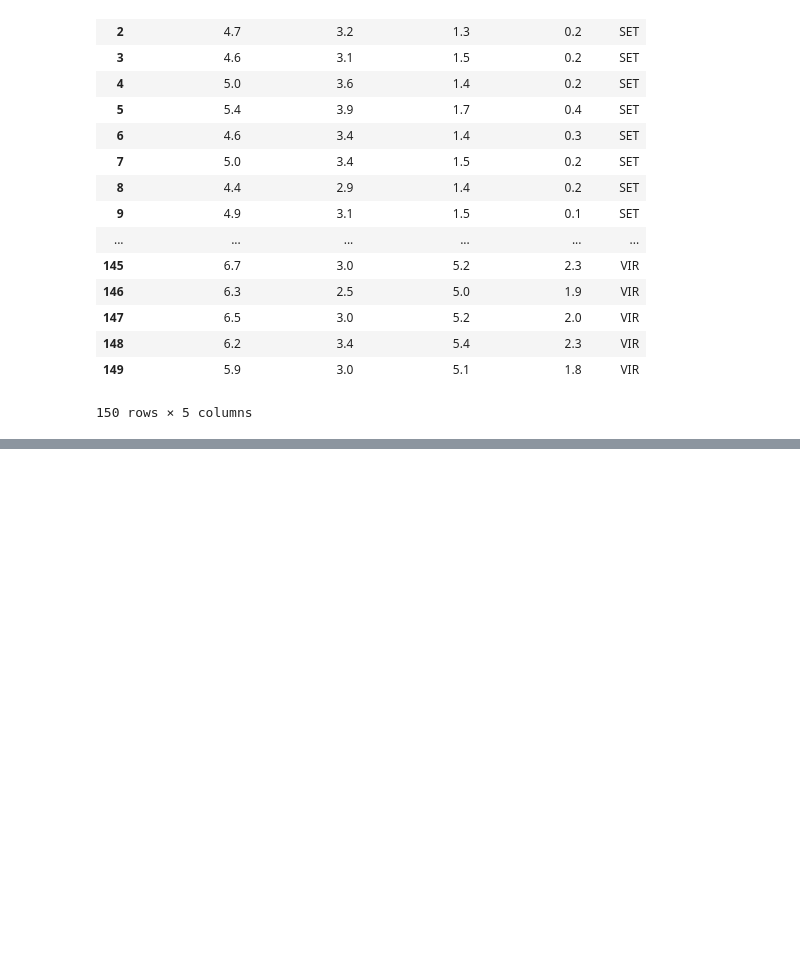
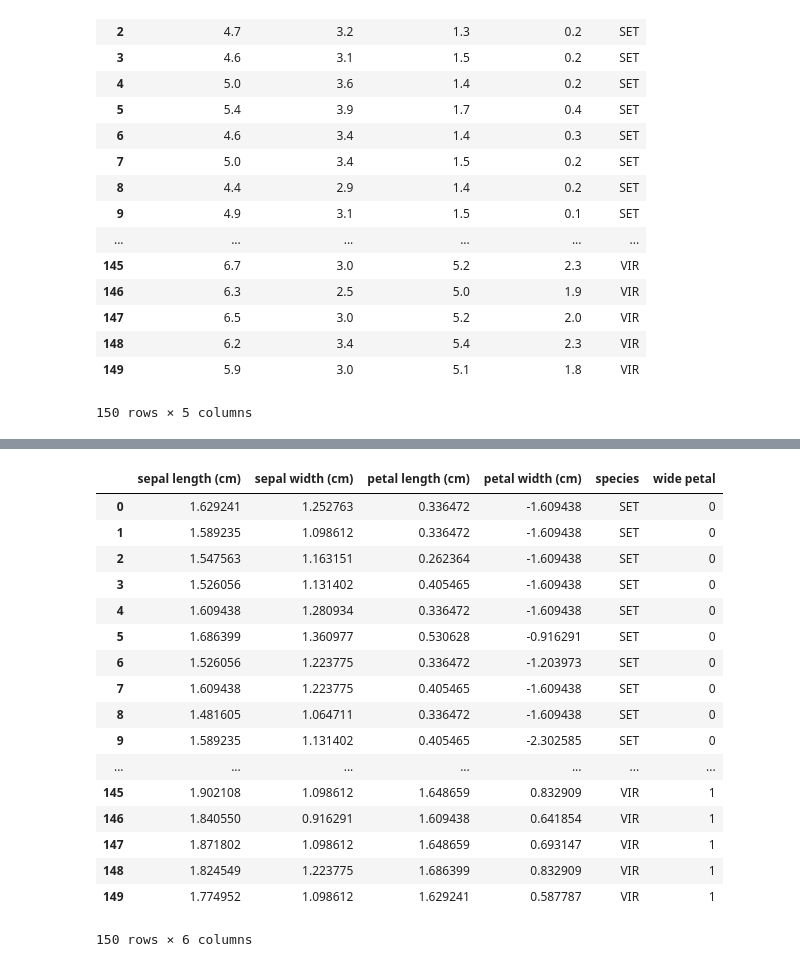
Before and after one commit to CyborgVillager/Python_Machine_Learning, a Jupyter notebook: python_machine_learning/py_chap1/ipnb_files/visualize.ipynb, the cells around one changed output, grey strips where cells are left out. Cells and saved outputs as stored; diff of their text form; code cells hidden in the pictures; blank space fills up the shorter version.

```diff
--- a/python_machine_learning/py_chap1/ipnb_files/visualize.ipynb
+++ b/python_machine_learning/py_chap1/ipnb_files/visualize.ipynb
@@ -145,0 +169,21 @@ df
+# %%
+df.applymap(lambda x: numpy.log(x) if isinstance(x, float) else x)
+# %% [output]
+|  | sepal length (cm) | sepal width (cm) | petal length (cm) | petal width (cm) | species | wide petal |
+| 0 | 1.629241 | 1.252763 | 0.336472 | -1.609438 | SET | 0 |
+| 1 | 1.589235 | 1.098612 | 0.336472 | -1.609438 | SET | 0 |
+| 2 | 1.547563 | 1.163151 | 0.262364 | -1.609438 | SET | 0 |
+| 3 | 1.526056 | 1.131402 | 0.405465 | -1.609438 | SET | 0 |
+| 4 | 1.609438 | 1.280934 | 0.336472 | -1.609438 | SET | 0 |
+| 5 | 1.686399 | 1.360977 | 0.530628 | -0.916291 | SET | 0 |
+| 6 | 1.526056 | 1.223775 | 0.336472 | -1.203973 | SET | 0 |
+| 7 | 1.609438 | 1.223775 | 0.405465 | -1.609438 | SET | 0 |
+| 8 | 1.481605 | 1.064711 | 0.336472 | -1.609438 | SET | 0 |
+| 9 | 1.589235 | 1.131402 | 0.405465 | -2.302585 | SET | 0 |
+| ... | ... | ... | ... | ... | ... | ... |
+| 145 | 1.902108 | 1.098612 | 1.648659 | 0.832909 | VIR | 1 |
+| 146 | 1.840550 | 0.916291 | 1.609438 | 0.641854 | VIR | 1 |
+| 147 | 1.871802 | 1.098612 | 1.648659 | 0.693147 | VIR | 1 |
+| 148 | 1.824549 | 1.223775 | 1.686399 | 0.832909 | VIR | 1 |
+| 149 | 1.774952 | 1.098612 | 1.629241 | 0.587787 | VIR | 1 |
+150 rows × 6 columns
```
Also changed, not shown: parts of 10 cells of this notebook, 1 other file.
